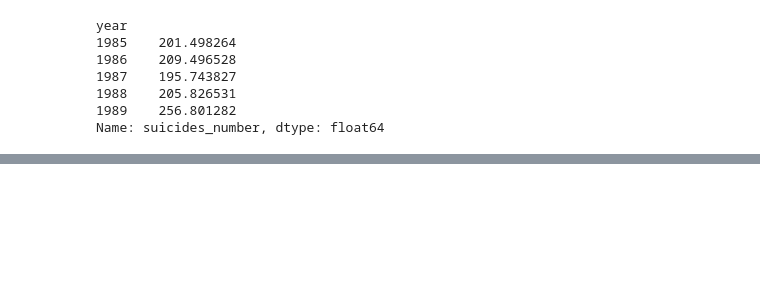
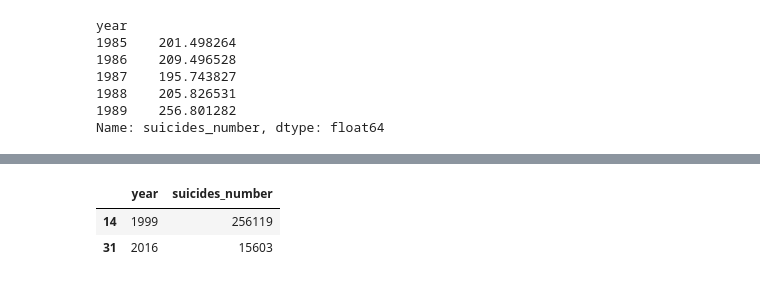
Before and after one commit to tsbarry/Suicide-Rates-EDA, a Jupyter notebook: suicide.ipynb, the cells around one changed output, grey strips where cells are left out. Saved outputs shown, nothing was run; the diff lists cells and outputs as text; code cells hidden in the pictures; blank space fills up the shorter version.

```diff
--- a/suicide.ipynb
+++ b/suicide.ipynb
@@ -458,0 +505,12 @@ plt.show()
+# %%
+## Which year had the lowest suicide rate, and which year had the highest suicide rate?
+ordered_suicides = df.groupby('year').suicides_number.sum()
+ordered_suicides = pd.DataFrame(ordered_suicides)
+ordered_suicides.reset_index(inplace = True)
+
+min_and_max_suicide_numbers = list(ordered_suicides.suicides_number.agg(['min', 'max']))
+ordered_suicides[ordered_suicides.suicides_number.isin(min_and_max_suicide_numbers)]
+# %% [output]
+|  | year | suicides_number |
+| 14 | 1999 | 256119 |
+| 31 | 2016 | 15603 |
```
Also changed, not shown: parts of 40 cells of this notebook, 16 other files.
